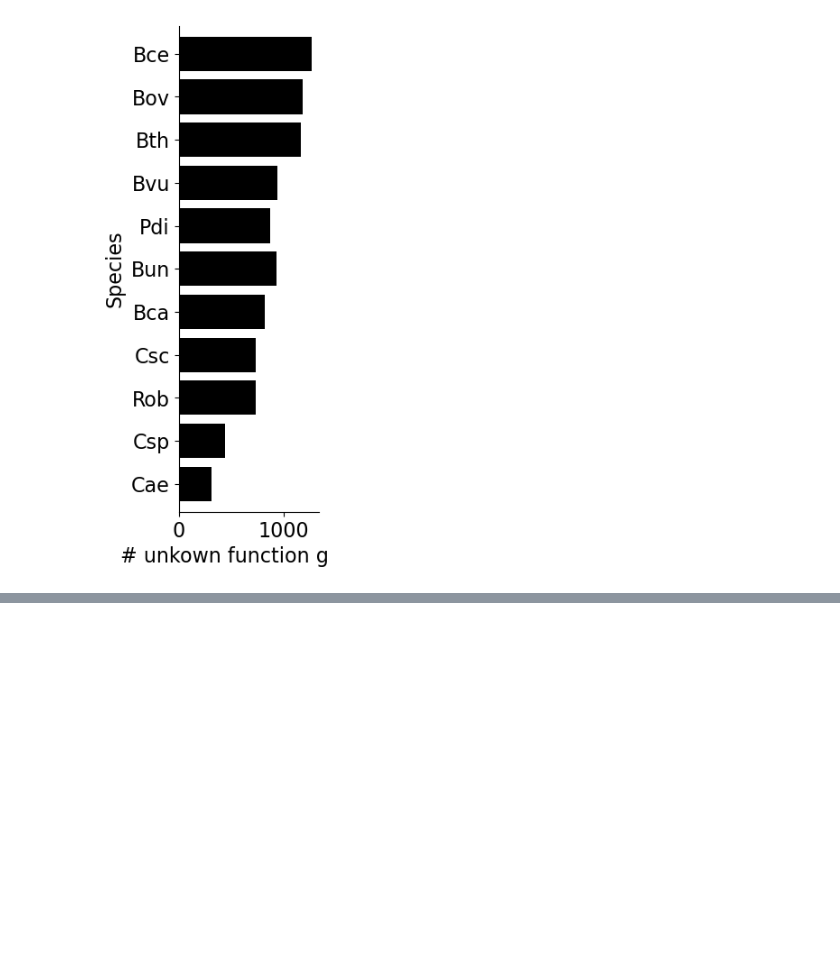
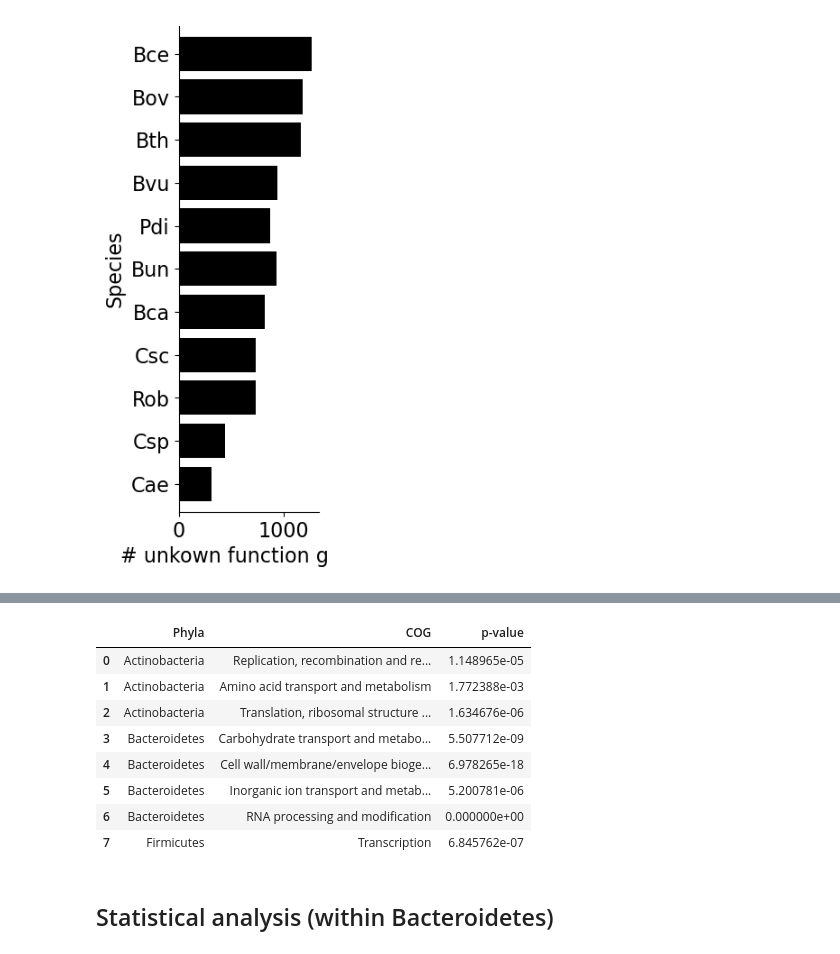
Before and after one commit to alejandrocs98/masters-thesis, a Jupyter notebook: metabolic-modeling/Annotation.ipynb, the cells around one changed output, grey strips where cells are left out. Saved outputs shown, nothing was run; the diff lists cells and outputs as text; code cells hidden in the pictures; blank space fills up the shorter version.

```diff
--- a/metabolic-modeling/Annotation.ipynb
+++ b/metabolic-modeling/Annotation.ipynb
@@ -237,0 +365,9 @@ plt.show()
+# %%
+# eggNOG_stacked_ = pd.concat([eggNOG_stacked_sorted, eggNOG_stacked_sorted_], axis=1)
+eggNOG_stacked_phy = eggNOG_stacked_sorted.copy()
+eggNOG_stacked_phy.columns.name = None
+eggNOG_stacked_phy.reset_index(inplace=True)
+eggNOG_stacked_phy['phyla'] = eggNOG_stacked_phy['Especie'].map(phyla_dir)
+eggNOG_stacked_phy = eggNOG_stacked_phy.groupby('phyla').mean(numeric_only=True)
+eggNOG_stacked_phy = eggNOG_stacked_phy.round(0)
+eggNOG_stacked_phy
@@ -237,0 +381,33 @@ plt.show()
+# %%
+p_values_phy = []
+
+M = eggNOG_stacked_phy.sum().sum()
+for phyla in eggNOG_stacked_phy.index:
+    n = eggNOG_stacked_phy.loc[phyla].sum()
+    for cat in eggNOG_stacked_phy.columns:
+        N = eggNOG_stacked_phy[cat].sum().sum()
+        k = eggNOG_stacked_phy.loc[phyla, cat]
+        p = hypergeom.sf(k, M, n, N)
+
+        p_values_phy.append([phyla, cat, p])
+
+# bonferroni_phy = 0.05/len(p_values_phy)
+# bonferroni_phy = 0.05/11 # Species
+bonferroni_phy = 0.05/21 # COG categories
+
+p_values_bonferroni_phy = [i for i in p_values_phy if i[2] < bonferroni_phy]
+p_values_bonferroni_phy = pd.DataFrame(p_values_bonferroni_phy, columns=['Phyla', 'COG', 'p-value'])
+# p_values_bonferroni_phy.to_excel('annotation/overrepresented_cog.xlsx', sheet_name='phyla', index=False)
+p_values_bonferroni_phy
+# %% [output]
+|  | Phyla | COG | p-value |
+| 0 | Actinobacteria | Replication, recombination and re... | 1.148965e-05 |
+| 1 | Actinobacteria | Amino acid transport and metabolism | 1.772388e-03 |
+| 2 | Actinobacteria | Translation, ribosomal structure ... | 1.634676e-06 |
+| 3 | Bacteroidetes | Carbohydrate transport and metabo... | 5.507712e-09 |
+| 4 | Bacteroidetes | Cell wall/membrane/envelope bioge... | 6.978265e-18 |
+| 5 | Bacteroidetes | Inorganic ion transport and metab... | 5.200781e-06 |
+| 6 | Bacteroidetes | RNA processing and modification | 0.000000e+00 |
+| 7 | Firmicutes | Transcription | 6.845762e-07 |
+# %% [markdown]
+## Statistical analysis (within Bacteroidetes)
```
Also changed, not shown: parts of 19 cells of this notebook.
